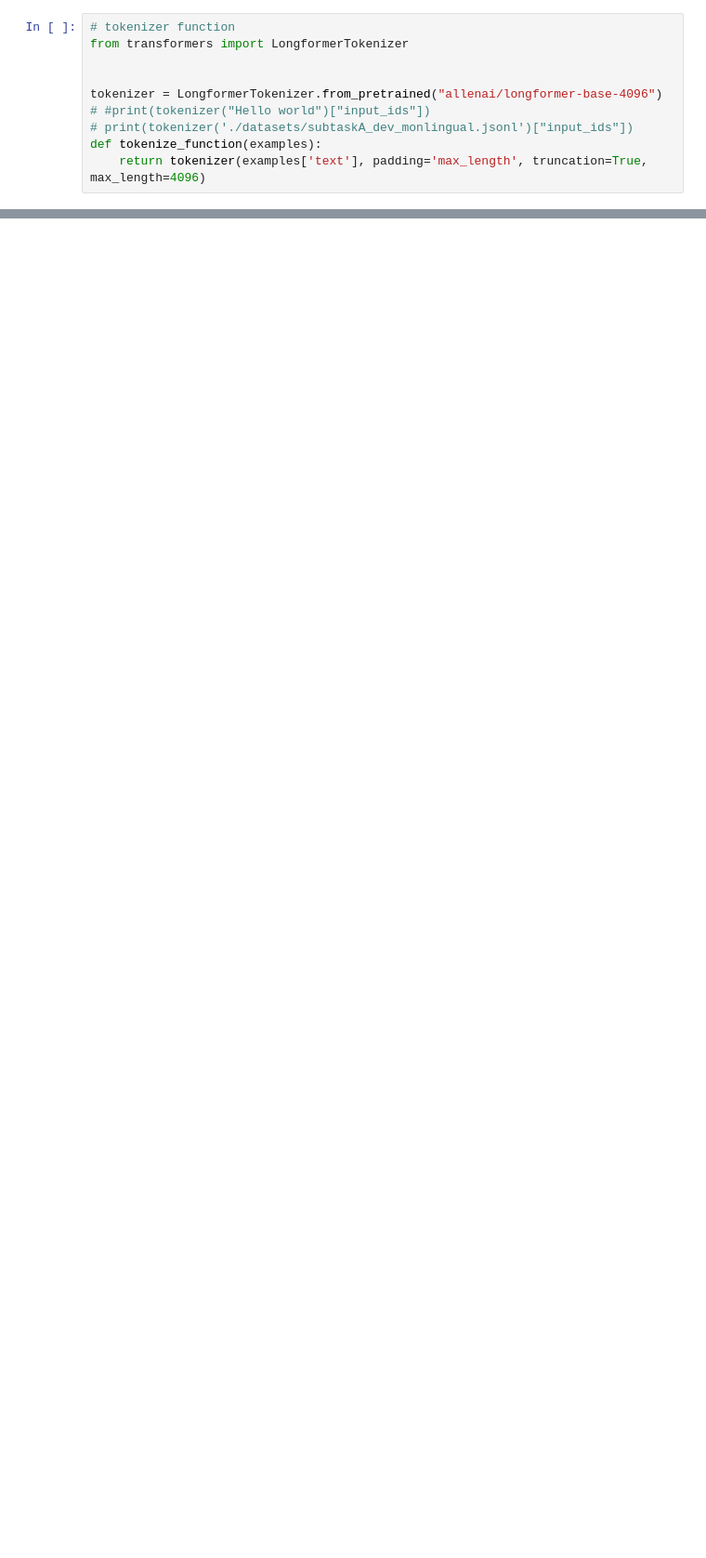
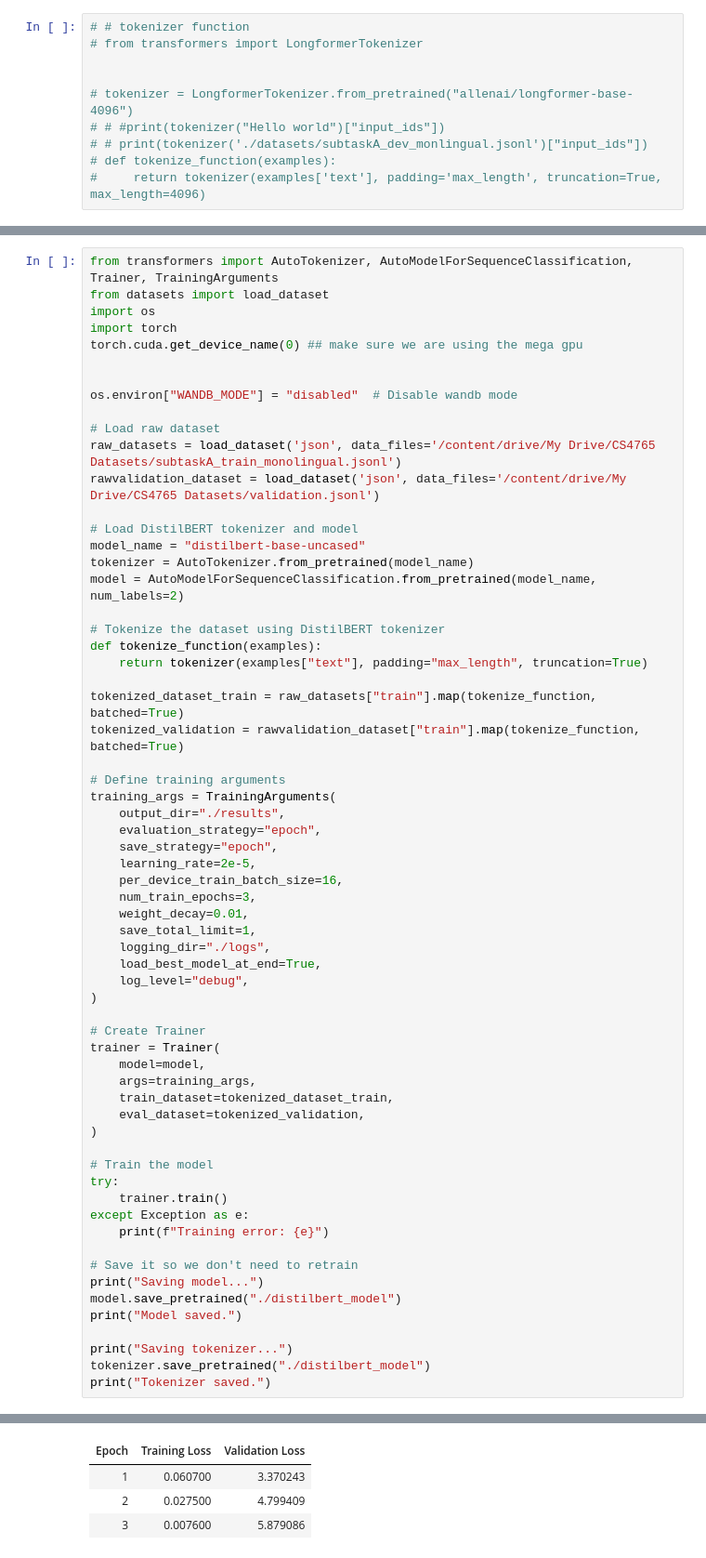
Before and after one commit to ewics-ai-detector/the-ai-detector, a Jupyter notebook: cs4765-project.ipynb, the cells around one changed output, grey strips where cells are left out. Shown: that part at 93% size. Saved outputs shown, nothing was run; the diff lists cells and outputs as text; blank space fills up the shorter version.

Commit message:
committing model

```diff
--- a/cs4765-project.ipynb
+++ b/cs4765-project.ipynb
@@ -27,11 +42,11 @@ print(data.head())
 # %%
-# tokenizer function
-from transformers import LongformerTokenizer
+# # tokenizer function
+# from transformers import LongformerTokenizer
 
 
-tokenizer = LongformerTokenizer.from_pretrained("allenai/longformer-base-4096")
-# #print(tokenizer("Hello world")["input_ids"])
-# print(tokenizer('./datasets/subtaskA_dev_monlingual.jsonl')["input_ids"])
-def tokenize_function(examples):
-    return tokenizer(examples['text'], padding='max_length', truncation=True, max_length=4096)
+# tokenizer = LongformerTokenizer.from_pretrained("allenai/longformer-base-4096")
+# # #print(tokenizer("Hello world")["input_ids"])
+# # print(tokenizer('./datasets/subtaskA_dev_monlingual.jsonl')["input_ids"])
+# def tokenize_function(examples):
+#     return tokenizer(examples['text'], padding='max_length', truncation=True, max_length=4096)
 # %%
@@ -50,0 +161,64 @@ TypeError: string indices must be integers, not 'str'
+# %%
+from transformers import AutoTokenizer, AutoModelForSequenceClassification, Trainer, TrainingArguments
+from datasets import load_dataset
+import os
+import torch
+torch.cuda.get_device_name(0) ## make sure we are using the mega gpu
+
+
+os.environ["WANDB_MODE"] = "disabled"  # Disable wandb mode
+
+# Load raw dataset
+raw_datasets = load_dataset('json', data_files='/content/drive/My Drive/CS4765 Datasets/subtaskA_train_monolingual.jsonl')
+rawvalidation_dataset = load_dataset('json', data_files='/content/drive/My Drive/CS4765 Datasets/validation.jsonl')
+
+# Load DistilBERT tokenizer and model
+model_name = "distilbert-base-uncased"
+tokenizer = AutoTokenizer.from_pretrained(model_name)
+model = AutoModelForSequenceClassification.from_pretrained(model_name, num_labels=2)
+
+# Tokenize the dataset using DistilBERT tokenizer
+def tokenize_function(examples):
+    return tokenizer(examples["text"], padding="max_length", truncation=True)
+
+tokenized_dataset_train = raw_datasets["train"].map(tokenize_function, batched=True)
+tokenized_validation = rawvalidation_dataset["train"].map(tokenize_function, batched=True)
+
+# Define training arguments
+training_args = TrainingArguments(
+    output_dir="./results",
+    evaluation_strategy="epoch",
+    save_strategy="epoch",
+    learning_rate=2e-5,
+    per_device_train_batch_size=16,
+    num_train_epochs=3,
+    weight_decay=0.01,
+    save_total_limit=1,
+    logging_dir="./logs",
+    load_best_model_at_end=True,
+    log_level="debug",
+)
+
+# Create Trainer
+trainer = Trainer(
+    model=model,
+    args=training_args,
+    train_dataset=tokenized_dataset_train,
+    eval_dataset=tokenized_validation,
+)
+
+# Train the model
+try:
+    trainer.train()
+except Exception as e:
+    print(f"Training error: {e}")
+
+# Save it so we don't need to retrain
+print("Saving model...")
+model.save_pretrained("./distilbert_model")
+print("Model saved.")
+
+print("Saving tokenizer...")
+tokenizer.save_pretrained("./distilbert_model")
+print("Tokenizer saved.")
+# %% [output]
@@ -50,0 +247,4 @@ TypeError: string indices must be integers, not 'str'
+| Epoch | Training Loss | Validation Loss |
+| 1 | 0.060700 | 3.370243 |
+| 2 | 0.027500 | 4.799409 |
+| 3 | 0.007600 | 5.879086 |
```
Also changed, not shown: parts of 10 cells of this notebook.
